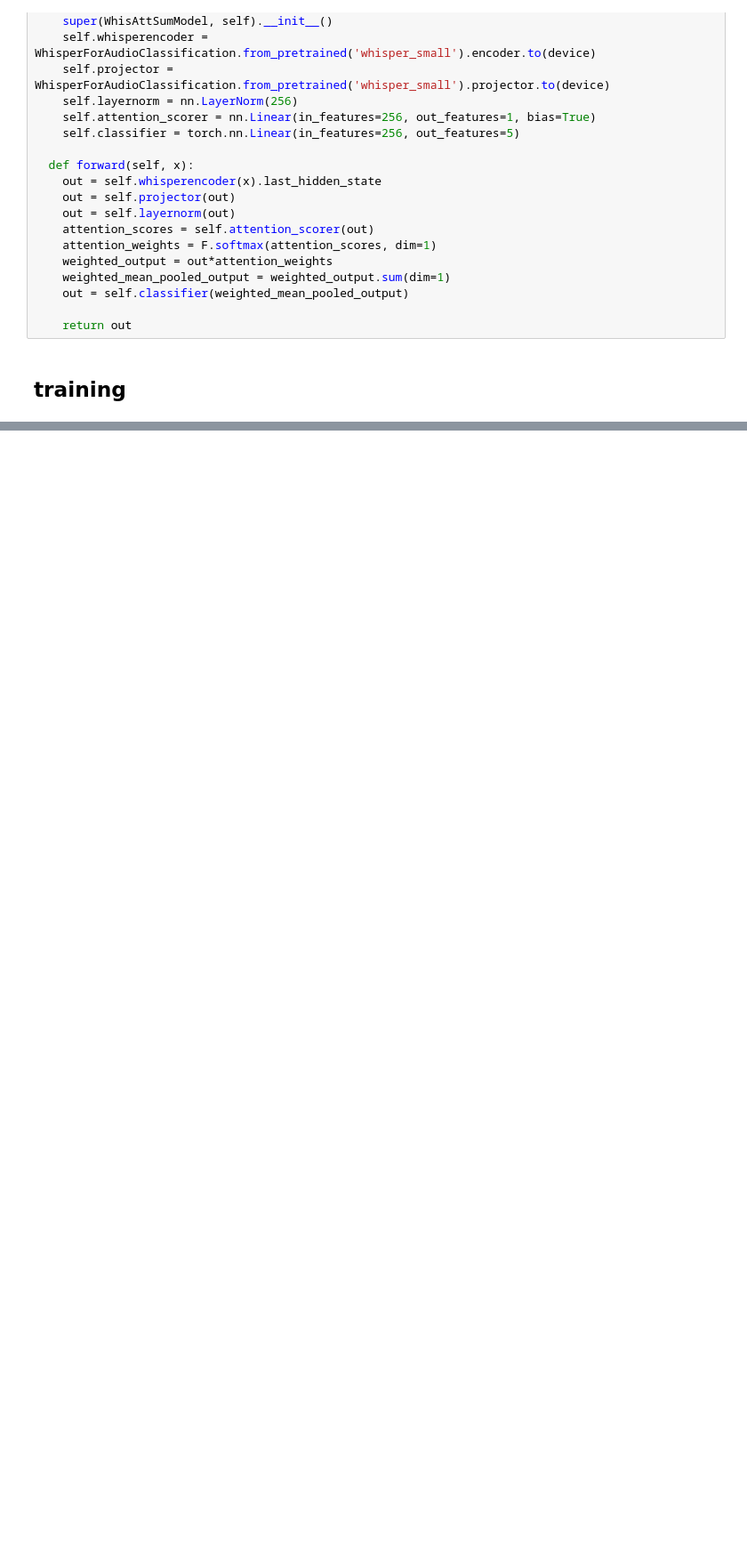
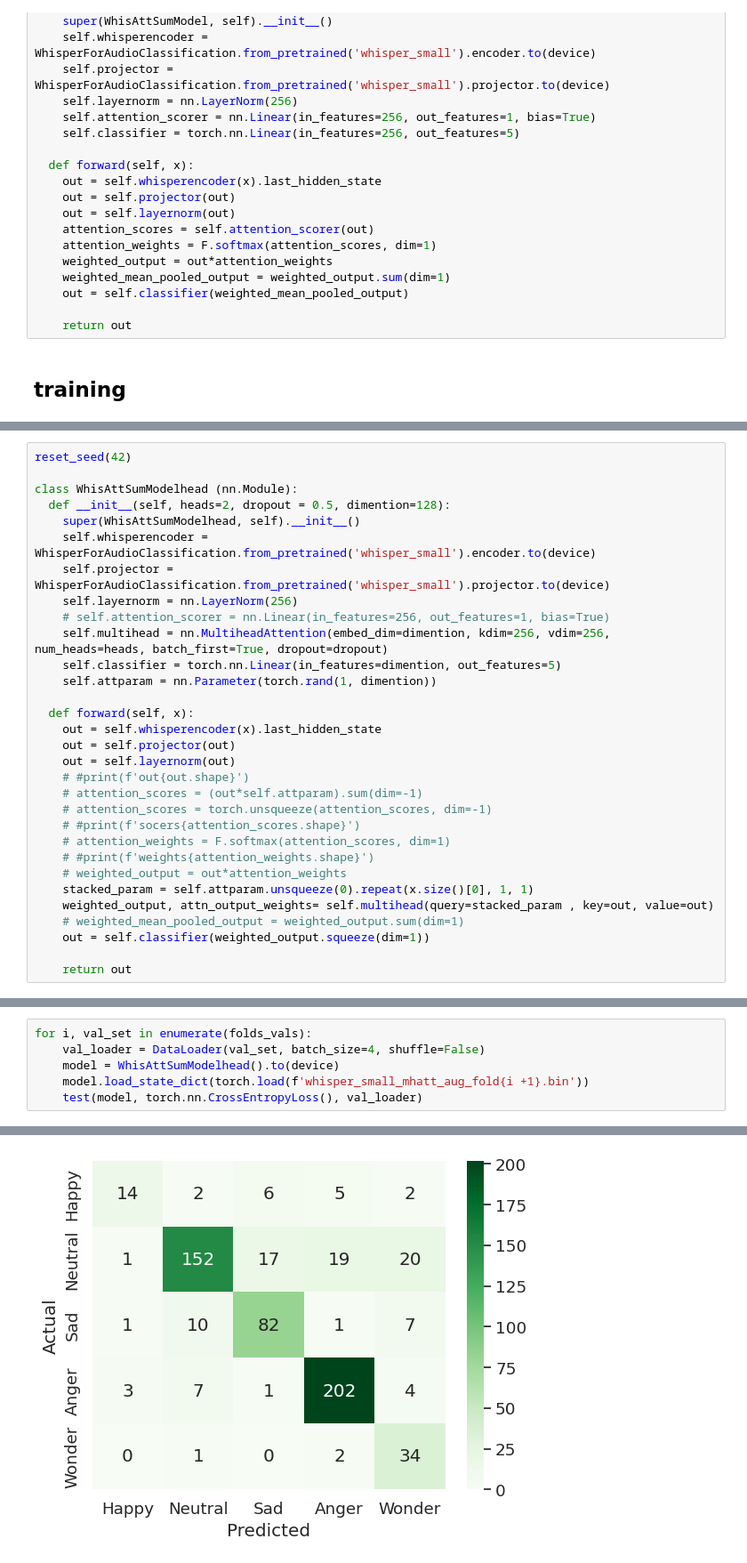
Before and after one commit to alishendabadi/AttentivePoolingWhisperSER, a Jupyter notebook: whisper_att_aug_kfold.ipynb, the cells around one changed output, grey strips where cells are left out. Shown at 89% size. Saved outputs shown, nothing was run; the diff lists cells and outputs as text; blank space fills up the shorter version.

```diff
--- a/whisper_att_aug_kfold.ipynb
+++ b/whisper_att_aug_kfold.ipynb
@@ -462,0 +560,31 @@ for trainset_indices, trainset, valset in zip(folds_indices, folds_trains, folds
+# %%
+reset_seed(42)
+
+class WhisAttSumModelhead (nn.Module):
+  def __init__(self, heads=2, dropout = 0.5, dimention=128):
+    super(WhisAttSumModelhead, self).__init__()
+    self.whisperencoder = WhisperForAudioClassification.from_pretrained('whisper_small').encoder.to(device)
+    self.projector = WhisperForAudioClassification.from_pretrained('whisper_small').projector.to(device)
+    self.layernorm = nn.LayerNorm(256)
+    # self.attention_scorer = nn.Linear(in_features=256, out_features=1, bias=True)
+    self.multihead = nn.MultiheadAttention(embed_dim=dimention, kdim=256, vdim=256, num_heads=heads, batch_first=True, dropout=dropout)
+    self.classifier = torch.nn.Linear(in_features=dimention, out_features=5)
+    self.attparam = nn.Parameter(torch.rand(1, dimention))
+
+  def forward(self, x):
+    out = self.whisperencoder(x).last_hidden_state
+    out = self.projector(out)
+    out = self.layernorm(out)
+    # #print(f'out{out.shape}')
+    # attention_scores = (out*self.attparam).sum(dim=-1)
+    # attention_scores = torch.unsqueeze(attention_scores, dim=-1)
+    # #print(f'socers{attention_scores.shape}')
+    # attention_weights = F.softmax(attention_scores, dim=1)
+    # #print(f'weights{attention_weights.shape}')
+    # weighted_output = out*attention_weights
+    stacked_param = self.attparam.unsqueeze(0).repeat(x.size()[0], 1, 1)
+    weighted_output, attn_output_weights= self.multihead(query=stacked_param , key=out, value=out)
+    # weighted_mean_pooled_output = weighted_output.sum(dim=1)
+    out = self.classifier(weighted_output.squeeze(dim=1))
+
+    return out
@@ -462,0 +712,7 @@ for trainset_indices, trainset, valset in zip(folds_indices, folds_trains, folds
+# %%
+for i, val_set in enumerate(folds_vals):
+    val_loader = DataLoader(val_set, batch_size=4, shuffle=False)
+    model = WhisAttSumModelhead().to(device)
+    model.load_state_dict(torch.load(f'whisper_small_mhatt_aug_fold{i +1}.bin'))
+    test(model, torch.nn.CrossEntropyLoss(), val_loader)
+# %% [output]
@@ -462,0 +723 @@ for trainset_indices, trainset, valset in zip(folds_indices, folds_trains, folds
+[figure, added]
```
Also changed, not shown: parts of 13 cells of this notebook, 2 other files.
